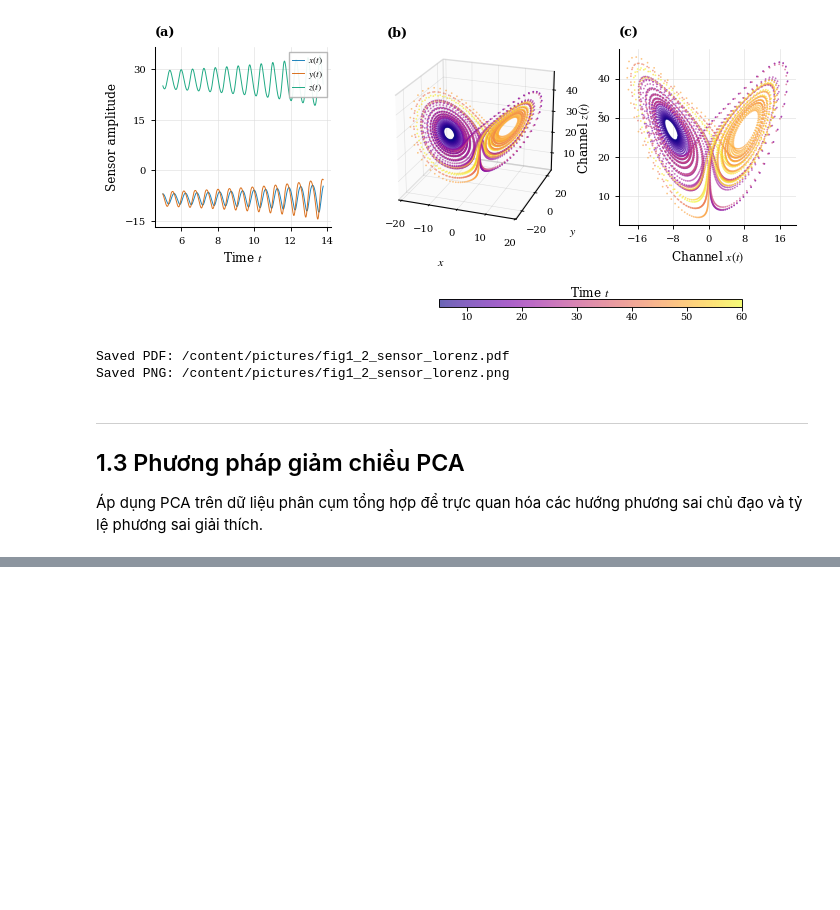
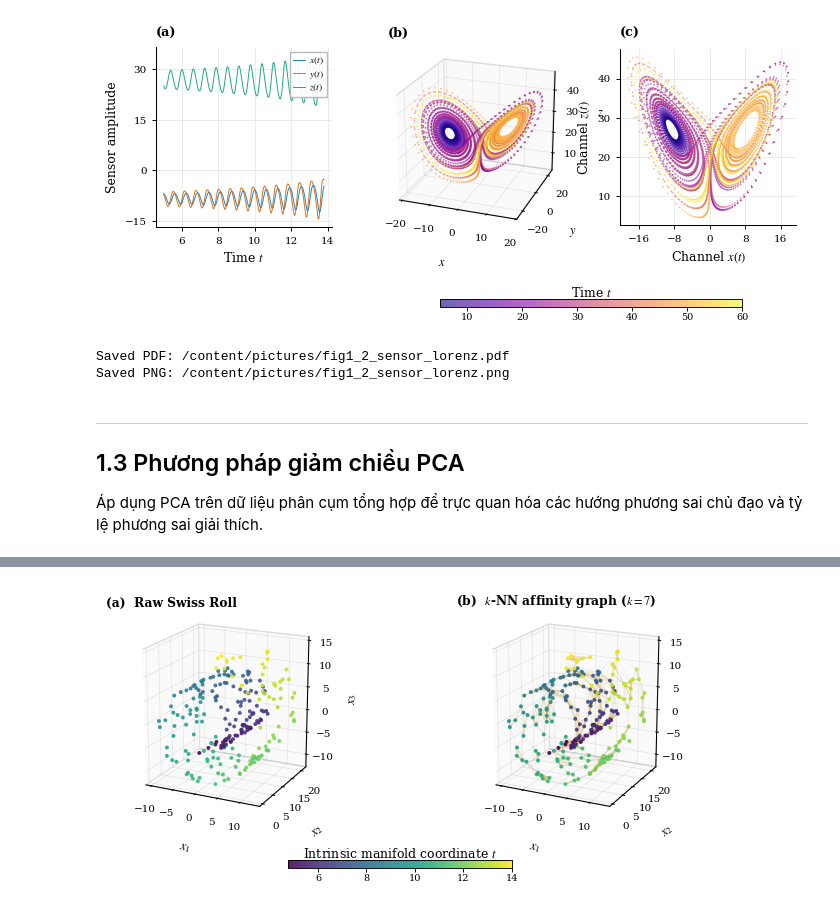
Before and after one commit to ntanphu/ML-HK261, a Jupyter notebook: introduction.ipynb, the cells around one changed output, grey strips where cells are left out. Saved outputs shown, nothing was run; the diff lists cells and outputs as text; code cells hidden in the pictures; blank space fills up the shorter version.

```diff
--- a/introduction.ipynb
+++ b/introduction.ipynb
@@ -984,0 +938,92 @@ This report develops an **academic and implementation-oriented study** of Techni
+# %%
+
+import os
+import numpy as np
+import matplotlib.pyplot as plt
+import matplotlib.colors as mcolors
+import scipy.sparse as sp
+from matplotlib.colors import Normalize
+from sklearn.datasets import make_swiss_roll
+from sklearn.neighbors import kneighbors_graph
+
+K = 7
+X_swiss, t_swiss = make_swiss_roll(n_samples=240, noise=0.08, random_state=42)
+
+knn_graph = kneighbors_graph(X_swiss, n_neighbors=K, mode="connectivity", include_self=False)
+knn_graph = knn_graph.maximum(knn_graph.T)
+edge_graph = sp.triu(knn_graph, k=1).tocoo()
+
+sq_distances = np.sum((X_swiss[edge_graph.row] - X_swiss[edge_graph.col]) ** 2, axis=1)
+epsilon = np.median(sq_distances[sq_distances > 0])
+edge_weights = np.exp(-sq_distances / epsilon)
+
+time_norm = Normalize(vmin=float(t_swiss.min()), vmax=float(t_swiss.max()))
+EDGE_STRONG = "#E69F00"
+EDGE_WEAK = "#C2C2C2"
+
+fig = plt.figure(figsize=(7.0, 3.0))
+
+panel_a = [0.080, 0.240, 0.340, 0.660]
+panel_b = [0.580, 0.240, 0.340, 0.660]
+
+ax_raw = fig.add_axes(panel_a, projection="3d")
+ax_graph = fig.add_axes(panel_b, projection="3d")
+
+sc_raw = ax_raw.scatter(X_swiss[:, 0], X_swiss[:, 1], X_swiss[:, 2], c=t_swiss, cmap="viridis", norm=time_norm, s=8, alpha=0.88, linewidths=0, depthshade=False, rasterized=True)
+
+for i, j, weight in zip(edge_graph.row, edge_graph.col, edge_weights):
+    point_i = X_swiss[i]
+    point_j = X_swiss[j]
+    strength = float(weight)
+    edge_color = (1.0 - strength) * np.array(mcolors.to_rgb(EDGE_WEAK)) + strength * np.array(mcolors.to_rgb(EDGE_STRONG))
+    ax_graph.plot([point_i[0], point_j[0]], [point_i[1], point_j[1]], [point_i[2], point_j[2]], color=edge_color, alpha=0.12 + 0.55 * strength, linewidth=0.20 + 1.10 * strength, solid_capstyle="round", zorder=1)
+
+ax_graph.scatter(X_swiss[:, 0], X_swiss[:, 1], X_swiss[:, 2], c=t_swiss, cmap="viridis", norm=time_norm, s=8, alpha=0.92, linewidths=0, depthshade=False, rasterized=True, zorder=3)
+
+data_range = np.ptp(X_swiss, axis=0)
+box_aspect = data_range / data_range.max()
+
+for ax in [ax_raw, ax_graph]:
+    try:
+        ax.set_box_aspect(box_aspect, zoom=1.08)
+    except TypeError:
+        ax.set_box_aspect(box_aspect)
+    ax.view_init(elev=18, azim=-64)
+    ax.set_xlabel(r"$x_1$", labelpad=1.0)
+    ax.set_ylabel(r"$x_2$", labelpad=1.0)
+    ax.set_zlabel(r"$x_3$", labelpad=1.0)
+    ax.tick_params(pad=0.3)
+    for axis in [ax.xaxis, ax.yaxis, ax.zaxis]:
+        axis.pane.fill = True
+        axis.pane.set_facecolor((0.97, 0.97, 0.97, 1.0))
+        axis.pane.set_edgecolor((0.74, 0.74, 0.74, 1.0))
+        axis._axinfo["grid"].update({"color": (0.55, 0.55, 0.55, 0.25), "linewidth": 0.40})
+
+panel_label_style = {"ha": "left", "va": "bottom", "fontsize": 8.8, "fontweight": "bold"}
+fig.text(panel_a[0], 0.915, "(a)  Raw Swiss Roll", **panel_label_style)
+fig.text(panel_b[0], 0.915, rf"(b)  $k$-NN affinity graph ($k={K}$)", **panel_label_style)
+
+colorbar_axis = fig.add_axes([0.340, 0.055, 0.320, 0.025])
+colorbar = fig.colorbar(sc_raw, cax=colorbar_axis, orientation="horizontal")
+colorbar.ax.xaxis.set_label_position("top")
+colorbar.set_label(r"Intrinsic manifold coordinate $t$", labelpad=2.0)
+colorbar.ax.tick_params(labelsize=7.0, pad=1.5)
+colorbar.outline.set_linewidth(0.65)
+
+output_dir = "/content/pictures"
+os.makedirs(output_dir, exist_ok=True)
+pdf_path = os.path.join(output_dir, "fig1_6_affinity_graph_swiss_roll.pdf")
+png_path = os.path.join(output_dir, "fig1_6_affinity_graph_swiss_roll.png")
+
+fig.savefig(pdf_path, dpi=600, bbox_inches=None, pad_inches=0)
+fig.savefig(png_path, dpi=600, bbox_inches=None, pad_inches=0)
+plt.show()
+
+print("Dataset: Swiss Roll")
+print("Number of samples:", len(X_swiss))
+print("Ambient dimension:", X_swiss.shape[1])
+print("Number of graph edges:", len(edge_graph.data))
+print("Saved PDF:", pdf_path)
+print("Saved PNG:", png_path)
+# %% [output]
+[figure, added]
```
Also changed, not shown: parts of 17 cells of this notebook.
